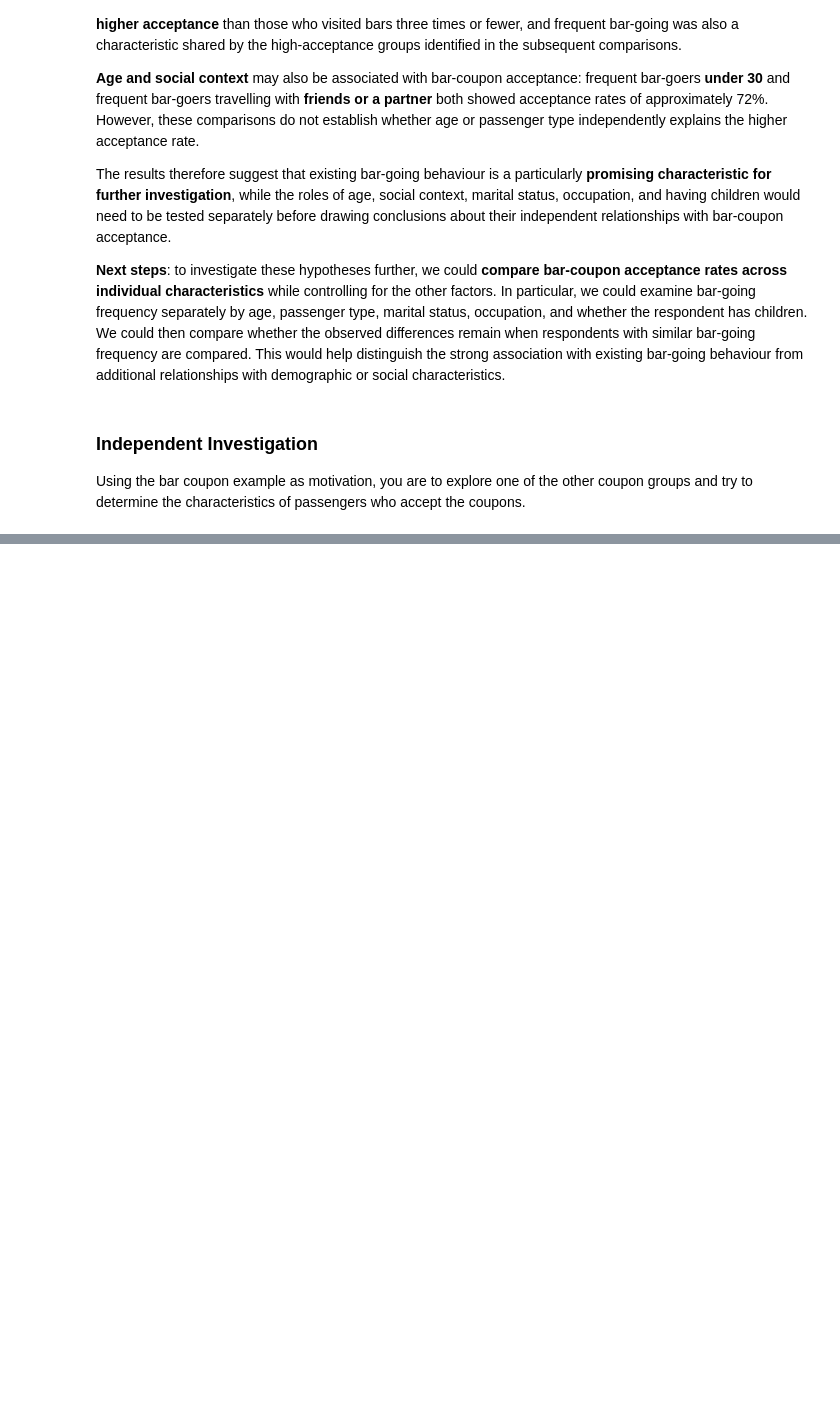
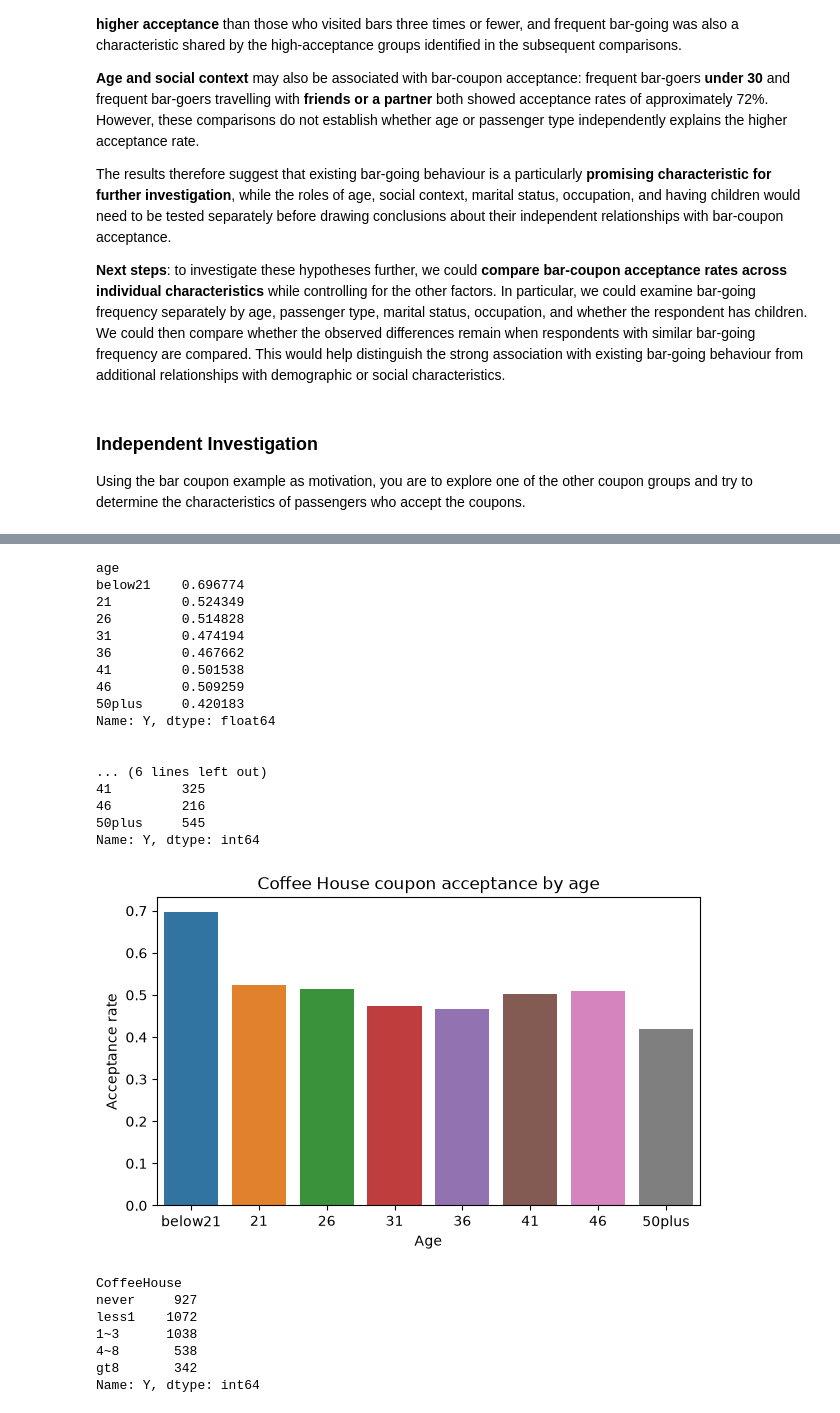
Before and after one commit to mvin-odissey/coupon-acceptance-analysis, a Jupyter notebook: prompt.ipynb, the cells around one changed output, grey strips where cells are left out. Drawn from its saved outputs; the diff is of its cells as text; code cells hidden in the pictures; blank space fills up the shorter version.

```diff
--- a/prompt.ipynb
+++ b/prompt.ipynb
@@ -760,0 +847,76 @@ Using the bar coupon example as motivation, you are to explore one of the other
+# %%
+# Check the hypothesis that age can impact the acceptance among coffee house visitors
+
+age_order = ["below21", "21", "26", "31", "36", "41", "46", "50plus"]
+
+coffee_age_acceptance = (
+    coffee_coupons
+    .groupby("age")["Y"]
+    .mean()
+    .reindex(age_order)
+)
+
+print(coffee_age_acceptance)
+
+coffee_age_count = (
+    coffee_coupons
+    .groupby("age")["Y"]
+    .count()
+    .reindex(age_order)
+)
+
+print("\n")
+print(coffee_age_count)
+print("\n")
+
+# Visualize the number of observations by acceptance
+plt.figure(figsize=(7, 4))
+
+sns.barplot(
+    x=coffee_age_acceptance.index,
+    y=coffee_age_acceptance.values,
+    hue=coffee_age_acceptance.index,
+    #palette=colors,
+    legend=False
+)
+
+plt.title("Coffee House coupon acceptance by age")
+plt.xlabel("Age")
+plt.ylabel("Acceptance rate")
+
+plt.show()
+
+coffee_house_count = (
+    coffee_coupons
+    .groupby("CoffeeHouse")["Y"]
+    .count()
+    .reindex(coffee_order)
+)
+
+print(coffee_house_count)
+# %% [output]
+age
+below21    0.696774
+21         0.524349
+26         0.514828
+31         0.474194
+36         0.467662
+41         0.501538
+46         0.509259
+50plus     0.420183
+Name: Y, dtype: float64
+
+
+... (6 lines left out)
+41         325
+46         216
+50plus     545
+Name: Y, dtype: int64
+[figure, added]
+CoffeeHouse
+never     927
+less1    1072
+1~3      1038
+4~8       538
+gt8       342
+Name: Y, dtype: int64
```
Also changed, not shown: parts of 7 cells of this notebook.
